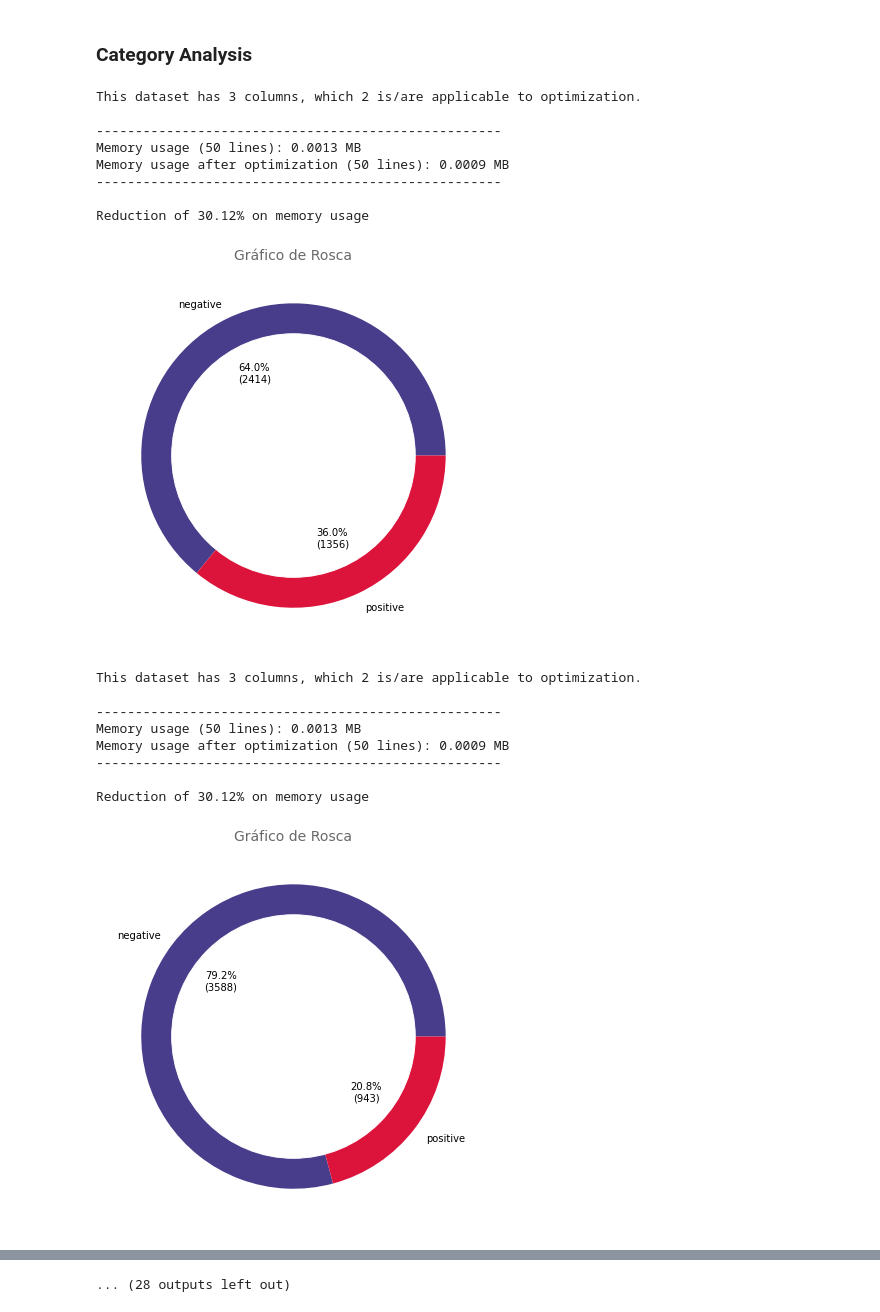
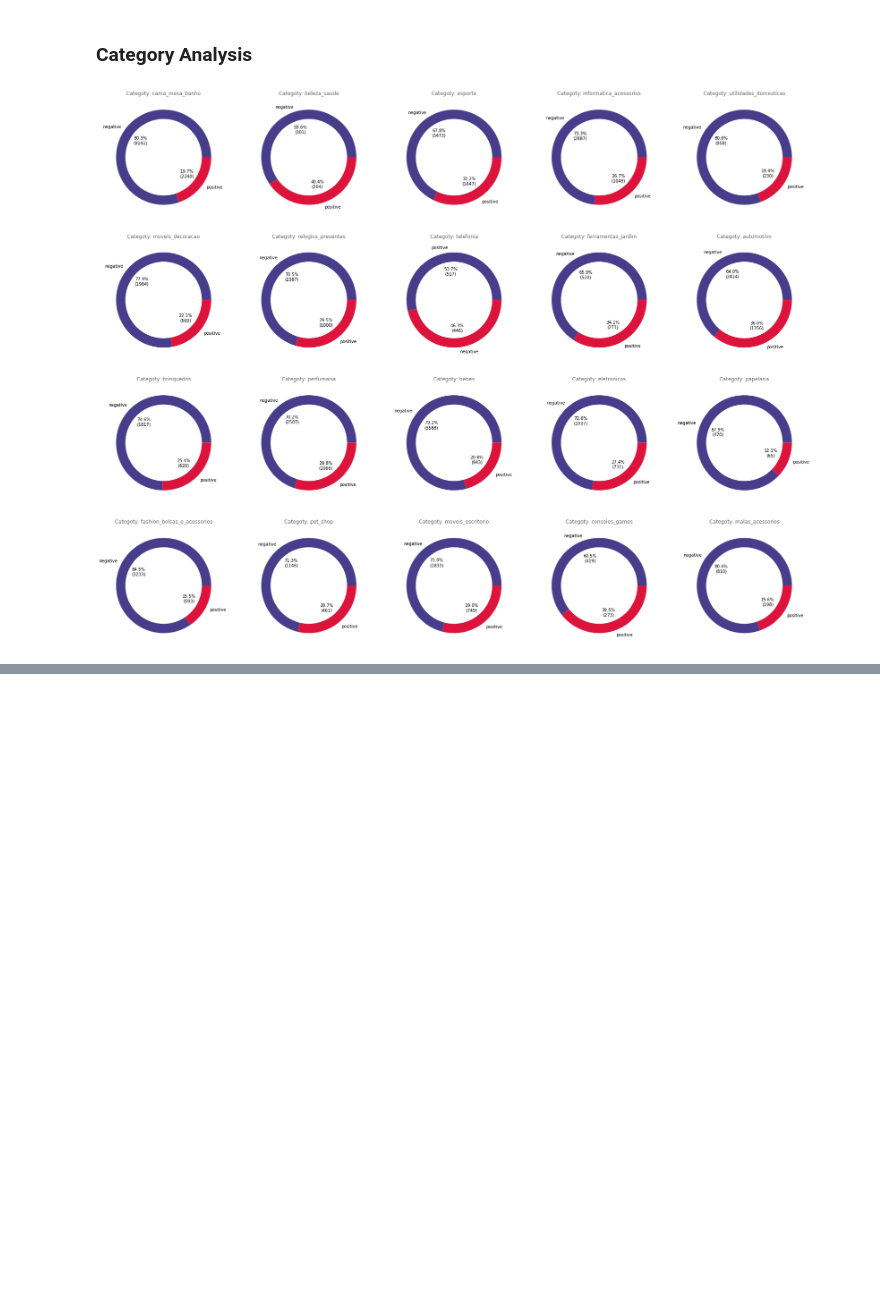
Before and after one commit to C10-Brazilian-e-commerce-modeling-team/brazilian-e-commerce, a Jupyter notebook: NLP/External_data_NLP.ipynb, the cells around one changed output, grey strips where cells are left out. Saved outputs shown, nothing was run; the diff lists cells and outputs as text; code cells hidden in the pictures; blank space fills up the shorter version.

Commit message:
Improve graphs

```diff
--- a/NLP/External_data_NLP.ipynb
+++ b/NLP/External_data_NLP.ipynb
@@ -340,10 +339,16 @@ import glob
+# %%
+with open('../Scraping/categories/brazil.json', 'r') as f:
+    category = json.load(f)
+    f.close()
 # %%
-extension = 'csv'
-files = [i for i in glob.glob('../Scraping/External_data/*.{}'.format(extension))]
+# extension = 'csv'
+# files = [i for i in glob.glob('../Scraping/External_data/*.{}'.format(extension))]
+
+files = [key for key in category]
 # %%
 def read_prep_data(path):
 
-    df = import_data(path)
+    df = import_data(path, verbose=False)
     df.drop('Unnamed: 0', axis=1, inplace=True)
     df.rename(columns= {'comment':'review_comment_message', 'score':'review_score'}, inplace=True)
     df_prep = initial_prep_pipeline.fit_transform(df)
@@ -368,32 +373,27 @@ def nlp_predic(data):
 }
 
     return pd.DataFrame(sent_dict)
+# %%
+slots = []
+i = 0
+while i < 4:
+    j = 0
+    while j < 5:
+        slots.append((i,j))
+        j+=1
+    i+=1
 # %%
-for file in files:
-    data = read_prep_data(file)
+fig, axs = plt.subplots(4, 5, figsize=(30, 24))
+for i, file in enumerate(files):
+    path = '../Scraping/External_data/{}.csv'.format(file)
+    data = read_prep_data(path)
     prediction = nlp_predic(data)
 
-    fig, ax = plt.subplots(figsize=(7, 7))
     donut_plot(prediction.query('sentiment_label in ("positive", "negative")'), 'sentiment_label',
-            label_names=prediction.query('sentiment_label in ("positive", "negative")')['sentiment_label'].value_counts().index,
-            ax=ax, colors=['darkslateblue', 'crimson'])
-    plt.show()
+        label_names=prediction.query('sentiment_label in ("positive", "negative")')['sentiment_label'].value_counts().index,
+        ax=axs[slots[i]], colors=['darkslateblue', 'crimson'])
+    axs[slots[i]].set_title('Categoty: {}'.format(file))
+
+plt.show()
 # %% [output]
-This dataset has 3 columns, which 2 is/are applicable to optimization.
-
-----------------------------------------------------
-Memory usage (50 lines): 0.0013 MB
-Memory usage after optimization (50 lines): 0.0009 MB
-----------------------------------------------------
-
-Reduction of 30.12% on memory usage
-[figure, old version]
+[figure, new version]
-This dataset has 3 columns, which 2 is/are applicable to optimization.
-
-----------------------------------------------------
-Memory usage (50 lines): 0.0013 MB
-Memory usage after optimization (50 lines): 0.0009 MB
-----------------------------------------------------
-
-Reduction of 30.12% on memory usage
-[figure, removed]
@@ -436 +399,0 @@ Reduction of 30.12% on memory usage
-... (28 outputs left out)
```
Also changed, not shown: parts of 10 cells of this notebook.
